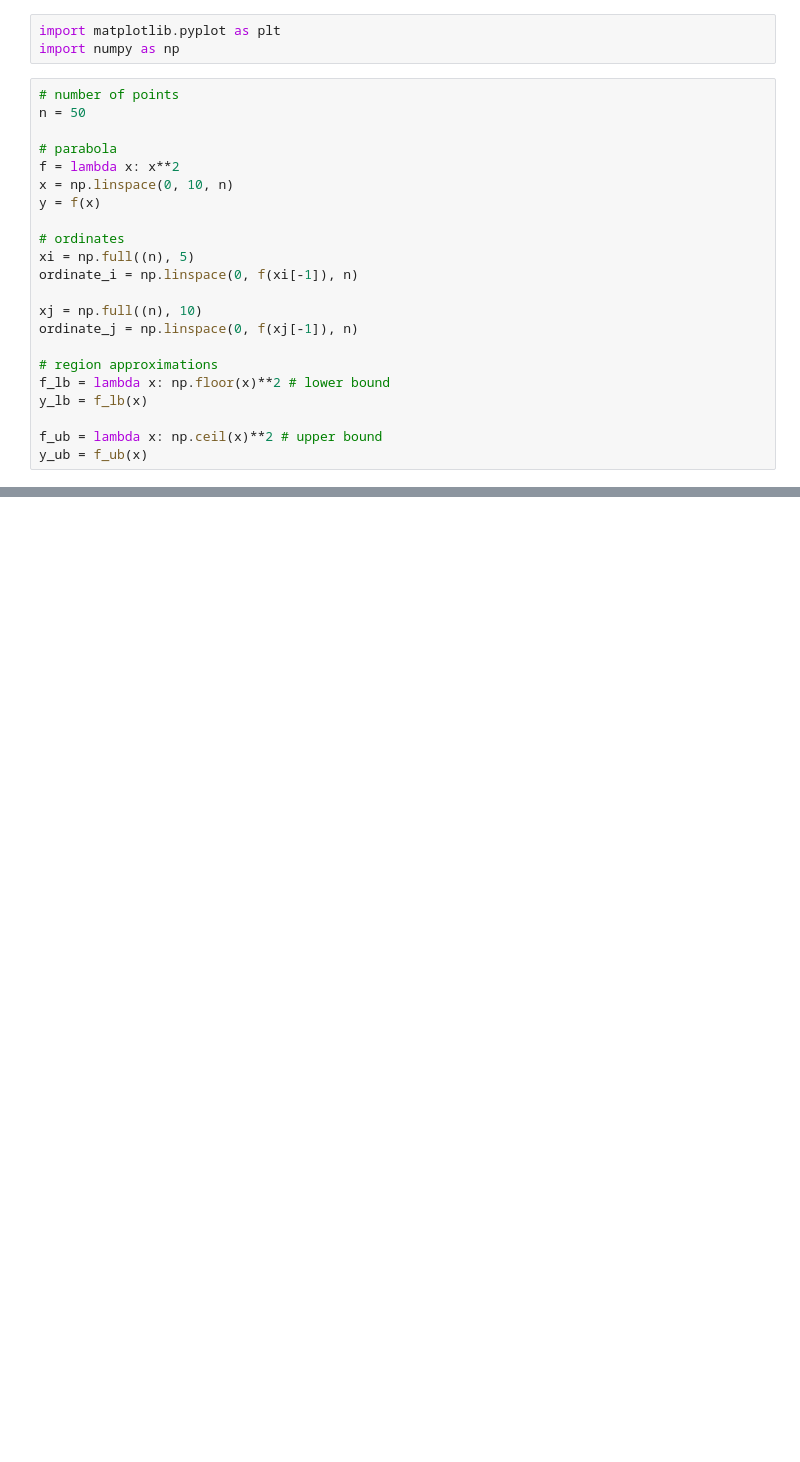
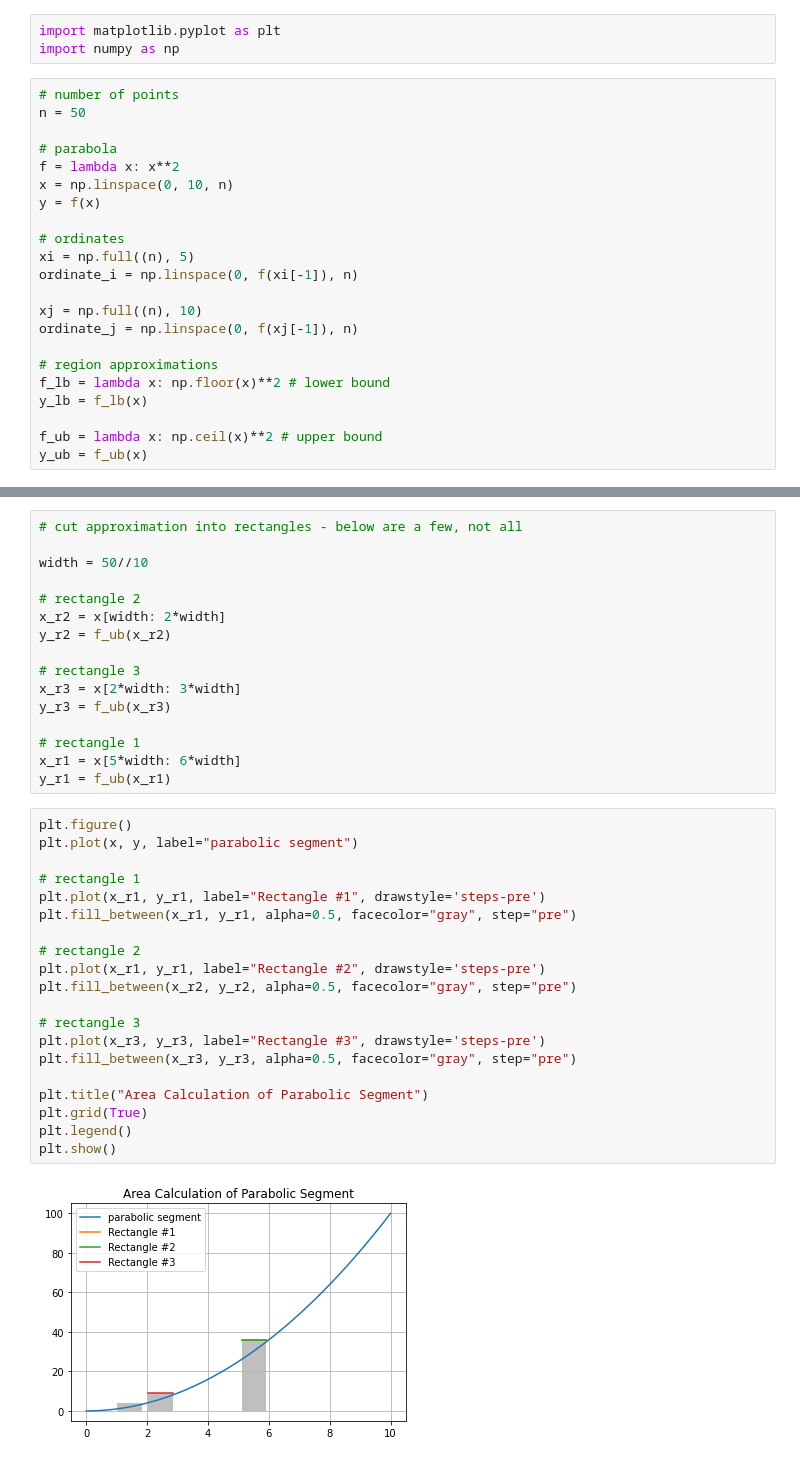
Before and after one commit to iainwo/life-of-iain, a Jupyter notebook: 0_1_1_method_of_exhaustion.ipynb, the cells around one changed output, grey strips where cells are left out. Drawn from its saved outputs; the diff is of its cells as text; blank space fills up the shorter version.

```diff
--- a/0_1_1_method_of_exhaustion.ipynb
+++ b/0_1_1_method_of_exhaustion.ipynb
@@ -76,0 +81,38 @@ plt.show()
+# %%
+# cut approximation into rectangles - below are a few, not all
+
+width = 50//10
+
+# rectangle 2
+x_r2 = x[width: 2*width]
+y_r2 = f_ub(x_r2)
+
+# rectangle 3
+x_r3 = x[2*width: 3*width]
+y_r3 = f_ub(x_r3)
+
+# rectangle 1
+x_r1 = x[5*width: 6*width]
+y_r1 = f_ub(x_r1)
+# %%
+plt.figure()
+plt.plot(x, y, label="parabolic segment")
+
+# rectangle 1
+plt.plot(x_r1, y_r1, label="Rectangle #1", drawstyle='steps-pre')
+plt.fill_between(x_r1, y_r1, alpha=0.5, facecolor="gray", step="pre")
+
+# rectangle 2
+plt.plot(x_r1, y_r1, label="Rectangle #2", drawstyle='steps-pre')
+plt.fill_between(x_r2, y_r2, alpha=0.5, facecolor="gray", step="pre")
+
+# rectangle 3
+plt.plot(x_r3, y_r3, label="Rectangle #3", drawstyle='steps-pre')
+plt.fill_between(x_r3, y_r3, alpha=0.5, facecolor="gray", step="pre")
+
+plt.title("Area Calculation of Parabolic Segment")
+plt.grid(True)
+plt.legend()
+plt.show()
+# %% [output]
+[figure, added]
```
Also changed, not shown: parts of 3 cells of this notebook.
